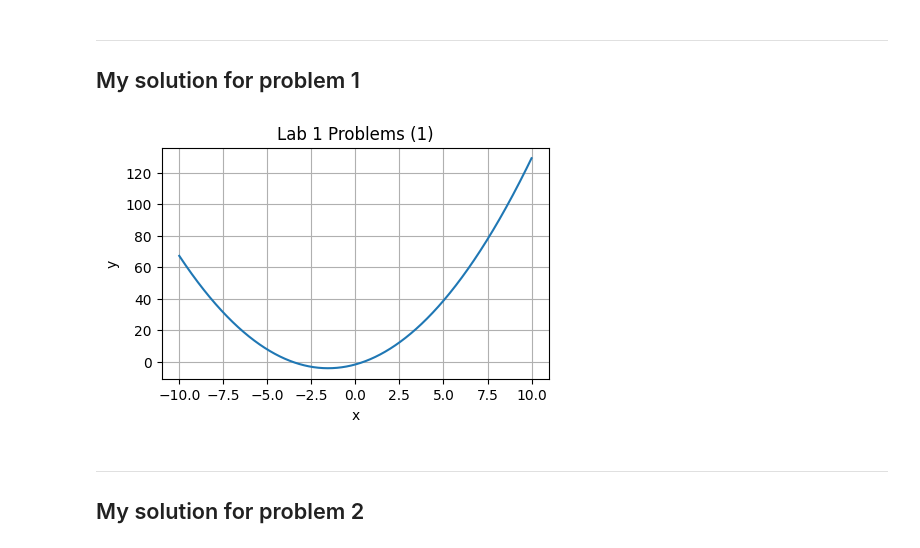
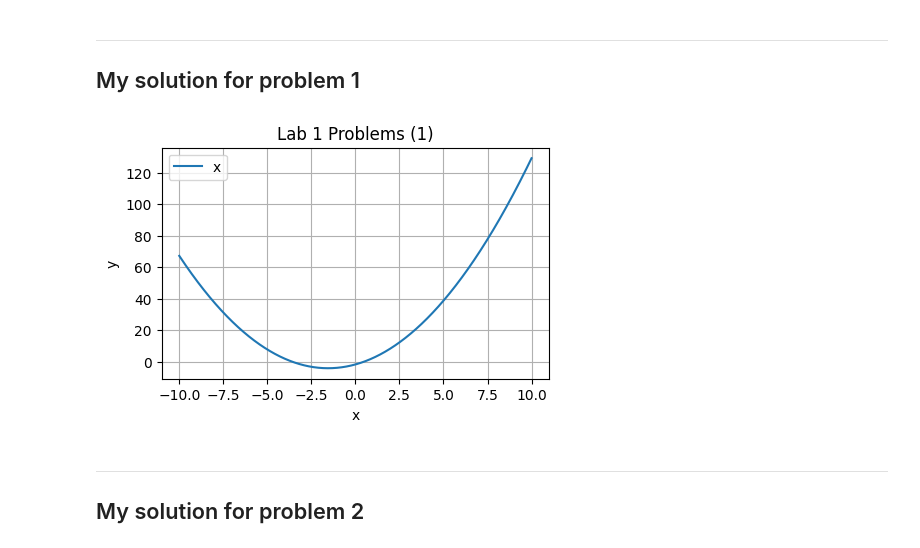
Before and after one commit to nathansgirma-web/pythonlabs, a Jupyter notebook: Lab 1 Problems.ipynb, the cells around one changed output. Cells and saved outputs as stored; diff of their text form; code cells hidden in the pictures.

```diff
--- a/Lab 1 Problems.ipynb
+++ b/Lab 1 Problems.ipynb
@@ -21,19 +21,21 @@ import labx as mx # Remember to download labx module from OMA assignment !!!
 # %%
 # Define x and calculate y
 x = np.arange(-10,10.001,0.001)
 y = mx.lab_1_problem_1(x,  2519029)
 # Make a graph of y(x)
 plt.figure(figsize=(5, 3))
 plt.plot(x, y)
 plt.xlabel("x")
 plt.ylabel("y")
 plt.grid(True)
 plt.title("Lab 1 Problems (1)")
+plt.legend(["x", "y"])
+plt.show()
 
 
 plt.show()
 # %% [output]
-[figure, old version]
+[figure, new version]
 # %% [markdown]
 ---
 ## My solution for problem 2
```
Also changed, not shown: parts of 1 cell of this notebook.
